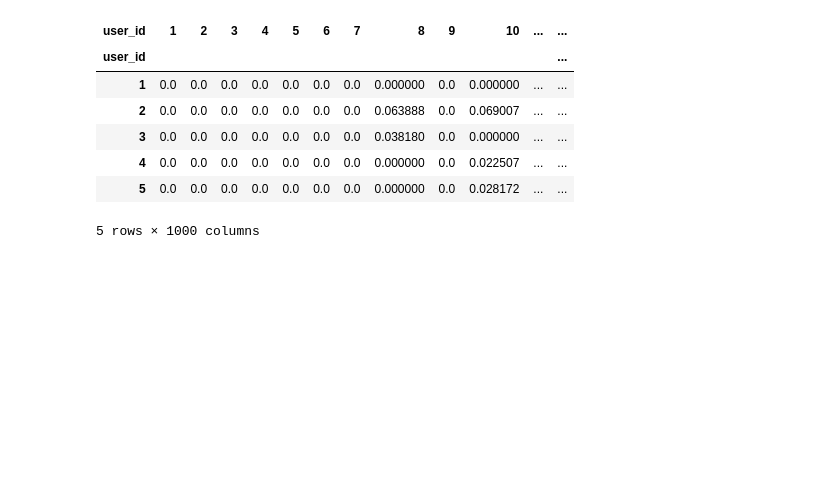
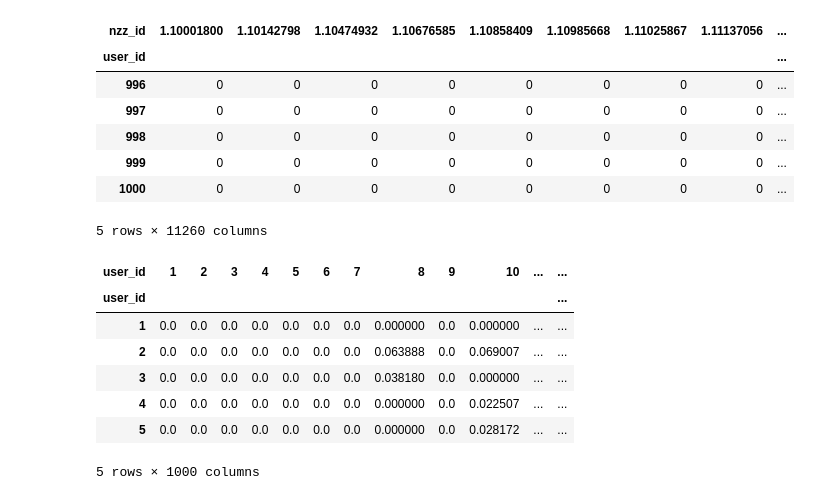
Before and after one commit to amakarewicz/RecommenderSystem, a Jupyter notebook: Kamil/notebooks/user_user_similarity.ipynb, the cells around one changed output. Cells and saved outputs as stored; diff of their text form; code cells hidden in the pictures; blank space fills up the shorter version.

```diff
--- a/Kamil/notebooks/user_user_similarity.ipynb
+++ b/Kamil/notebooks/user_user_similarity.ipynb
@@ -19,3 +60,3 @@ readers.head()
 # %%
-reader_article_matrix_df = pd.crosstab(readers["user_id"], readers["art_id"]).fillna(0)
-reader_article_matrix_df = reader_article_matrix_df.transpose()
+reader_article_matrix_df = pd.crosstab(readers["user_id"], readers["nzz_id"]).fillna(0)
+reader_article_matrix_df = reader_article_matrix_df
@@ -22 +71,12 @@ reader_article_matrix_df = reader_article_matrix_df.transpose()
+# %%
+reader_article_matrix_df.tail()
+# %% [output]
+| nzz_id | 1.10001800 | 1.10142798 | 1.10474932 | 1.10676585 | 1.10858409 | 1.10985668 | 1.11025867 | 1.11137056 | ... |
+| user_id |  |  |  |  |  |  |  |  | ... |
+| 996 | 0 | 0 | 0 | 0 | 0 | 0 | 0 | 0 | ... |
+| 997 | 0 | 0 | 0 | 0 | 0 | 0 | 0 | 0 | ... |
+| 998 | 0 | 0 | 0 | 0 | 0 | 0 | 0 | 0 | ... |
+| 999 | 0 | 0 | 0 | 0 | 0 | 0 | 0 | 0 | ... |
+| 1000 | 0 | 0 | 0 | 0 | 0 | 0 | 0 | 0 | ... |
+5 rows × 11260 columns
 # %%
```
Also changed, not shown: parts of 13 cells of this notebook, 7 other files.
